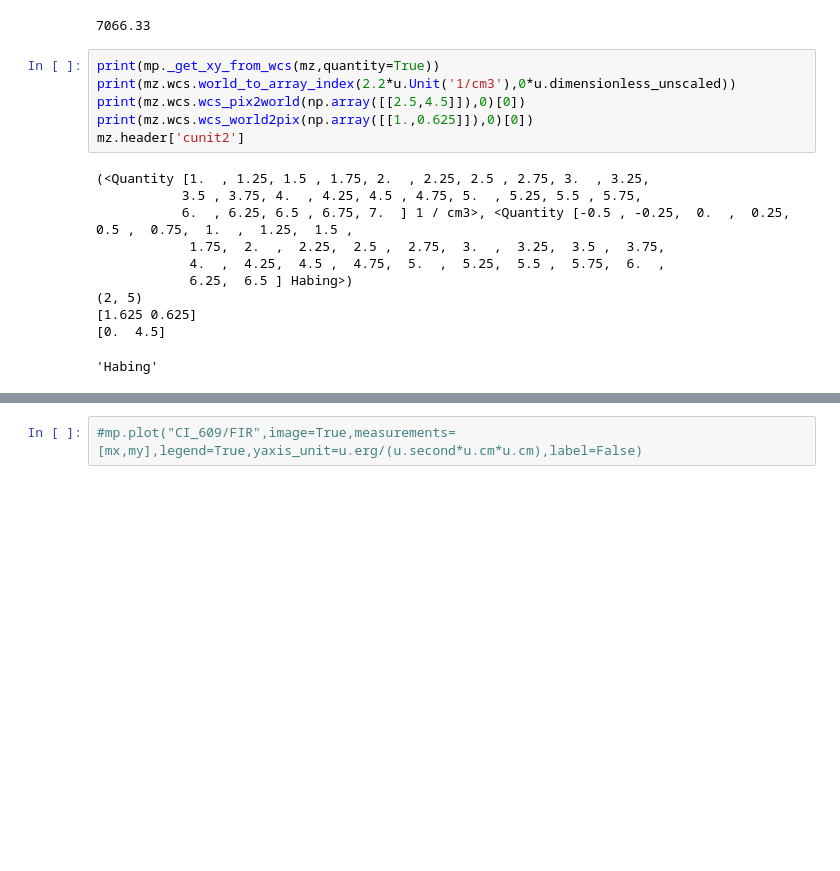
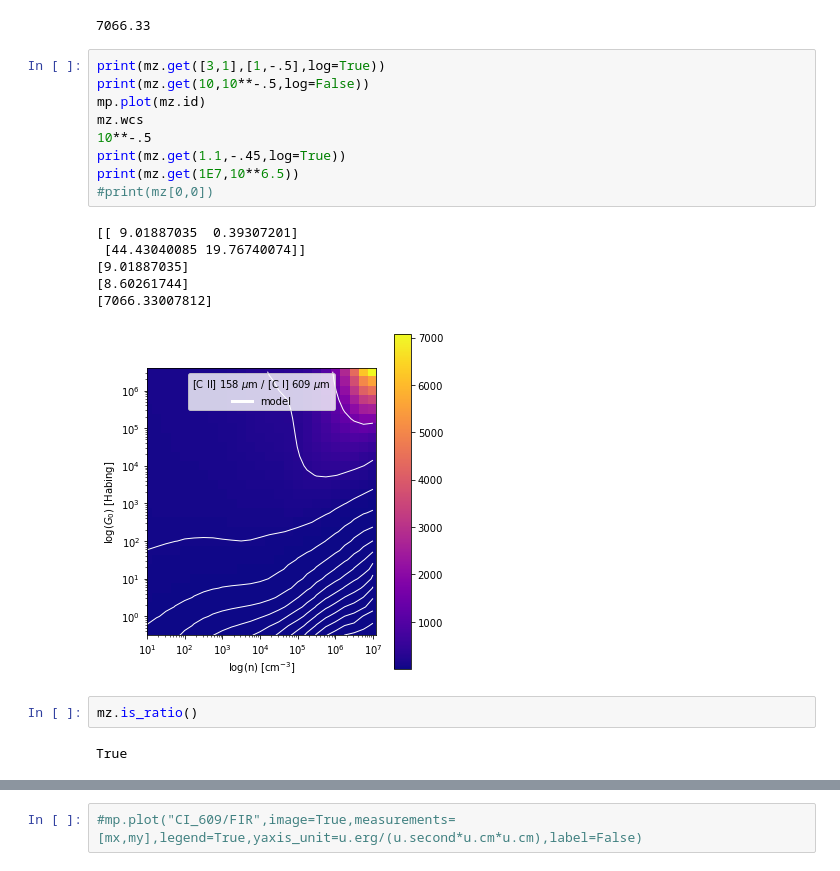
Before and after one commit to mpound/pdrtpy, a Jupyter notebook: Debug.ipynb, the cells around one changed output, grey strips where cells are left out. Drawn from its saved outputs; the diff is of its cells as text; blank space fills up the shorter version.

```diff
--- a/Debug.ipynb
+++ b/Debug.ipynb
@@ -57,20 +60,23 @@ mz.data.max()
 # %% [output]
 caught exception properly: m most contain at least two strings
 7066.33
-# %%
-print(mp._get_xy_from_wcs(mz,quantity=True))
-print(mz.wcs.world_to_array_index(2.2*u.Unit('1/cm3'),0*u.dimensionless_unscaled))
-print(mz.wcs.wcs_pix2world(np.array([[2.5,4.5]]),0)[0])
-print(mz.wcs.wcs_world2pix(np.array([[1.,0.625]]),0)[0])
-mz.header['cunit2']
-# %% [output]
-(<Quantity [1.  , 1.25, 1.5 , 1.75, 2.  , 2.25, 2.5 , 2.75, 3.  , 3.25,
-           3.5 , 3.75, 4.  , 4.25, 4.5 , 4.75, 5.  , 5.25, 5.5 , 5.75,
-           6.  , 6.25, 6.5 , 6.75, 7.  ] 1 / cm3>, <Quantity [-0.5 , -0.25,  0.  ,  0.25,  0.5 ,  0.75,  1.  ,  1.25,  1.5 ,
-            1.75,  2.  ,  2.25,  2.5 ,  2.75,  3.  ,  3.25,  3.5 ,  3.75,
-            4.  ,  4.25,  4.5 ,  4.75,  5.  ,  5.25,  5.5 ,  5.75,  6.  ,
-            6.25,  6.5 ] Habing>)
-(2, 5)
-[1.625 0.625]
-[0.  4.5]
-'Habing'
+# %%
+print(mz.get([3,1],[1,-.5],log=True))
+print(mz.get(10,10**-.5,log=False))
+mp.plot(mz.id)
+mz.wcs
+10**-.5
+print(mz.get(1.1,-.45,log=True))
+print(mz.get(1E7,10**6.5))
+#print(mz[0,0])
+# %% [output]
+[[ 9.01887035  0.39307201]
+ [44.43040085 19.76740074]]
+[9.01887035]
+[8.60261744]
+[7066.33007812]
+[figure, added]
+# %%
+mz.is_ratio()
+# %% [output]
+True
```
Also changed, not shown: parts of 32 cells of this notebook.
